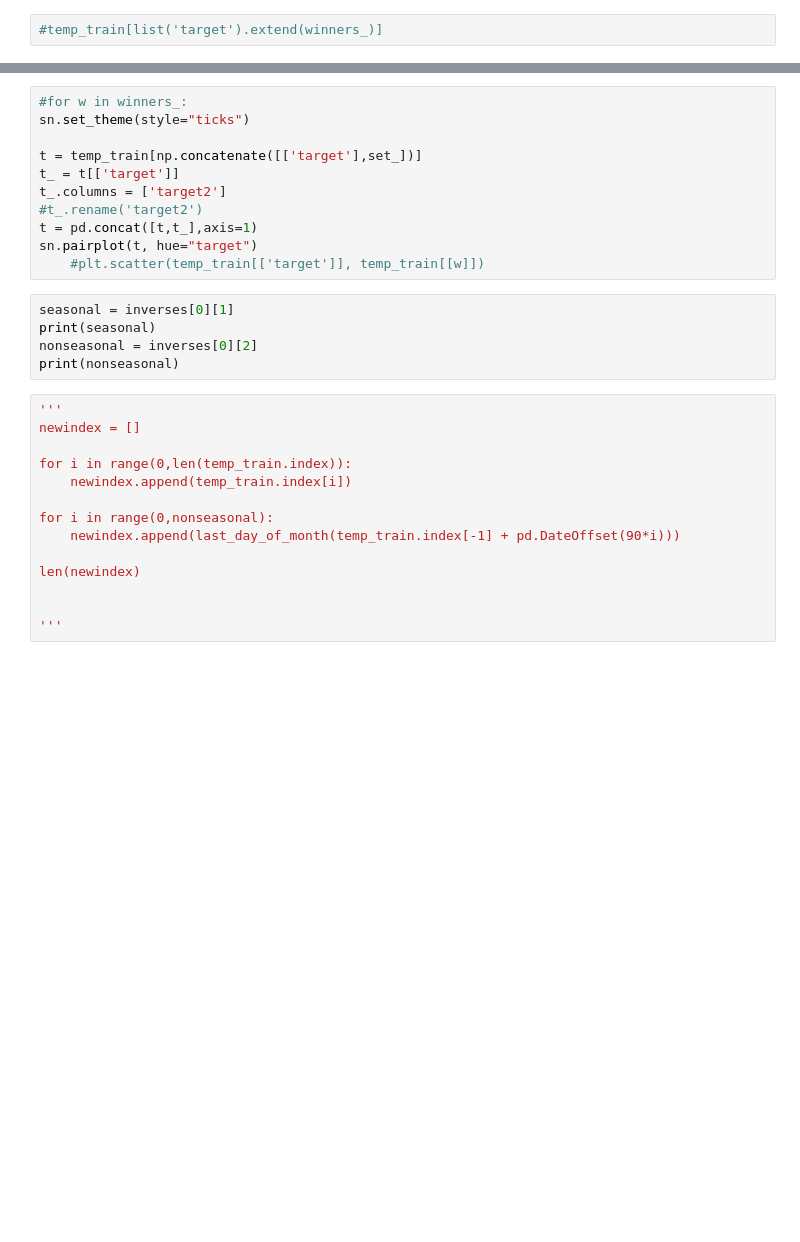
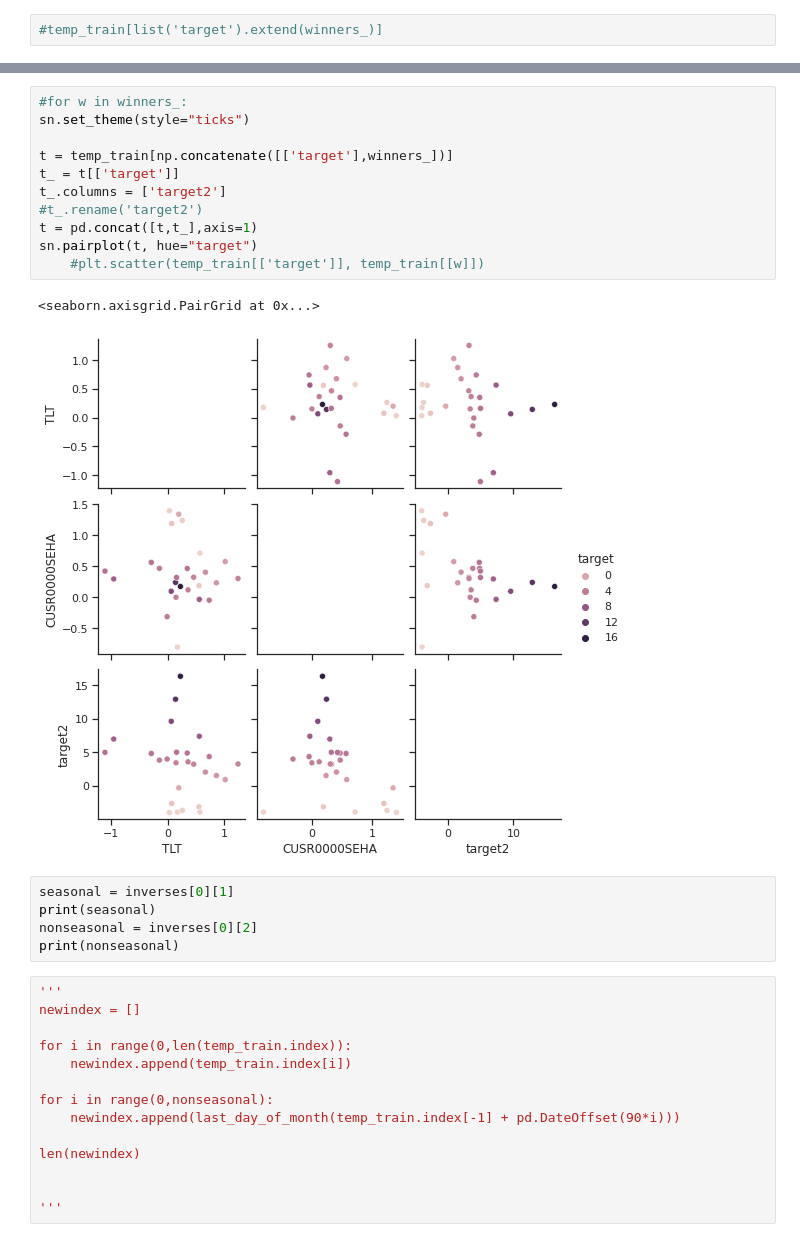
Before and after one commit to thistleknot/py_sock_par, a Jupyter notebook: Fred Analysis.ipynb, the cells around one changed output, grey strips where cells are left out. Cells and saved outputs as stored; diff of their text form; blank space fills up the shorter version.

```diff
--- a/Fred Analysis.ipynb
+++ b/Fred Analysis.ipynb
@@ -942,14 +1149,17 @@ for w in set_:
 # %%
 #for w in winners_:
 sn.set_theme(style="ticks")
 
-t = temp_train[np.concatenate([['target'],set_])]
+t = temp_train[np.concatenate([['target'],winners_])]
 t_ = t[['target']]
 t_.columns = ['target2']
 #t_.rename('target2')
 t = pd.concat([t,t_],axis=1)
 sn.pairplot(t, hue="target")
     #plt.scatter(temp_train[['target']], temp_train[[w]])
+# %% [output]
+<seaborn.axisgrid.PairGrid at 0x...>
+[figure, added]
 # %%
 seasonal = inverses[0][1]
 print(seasonal)
```
Also changed, not shown: parts of 37 cells of this notebook.
